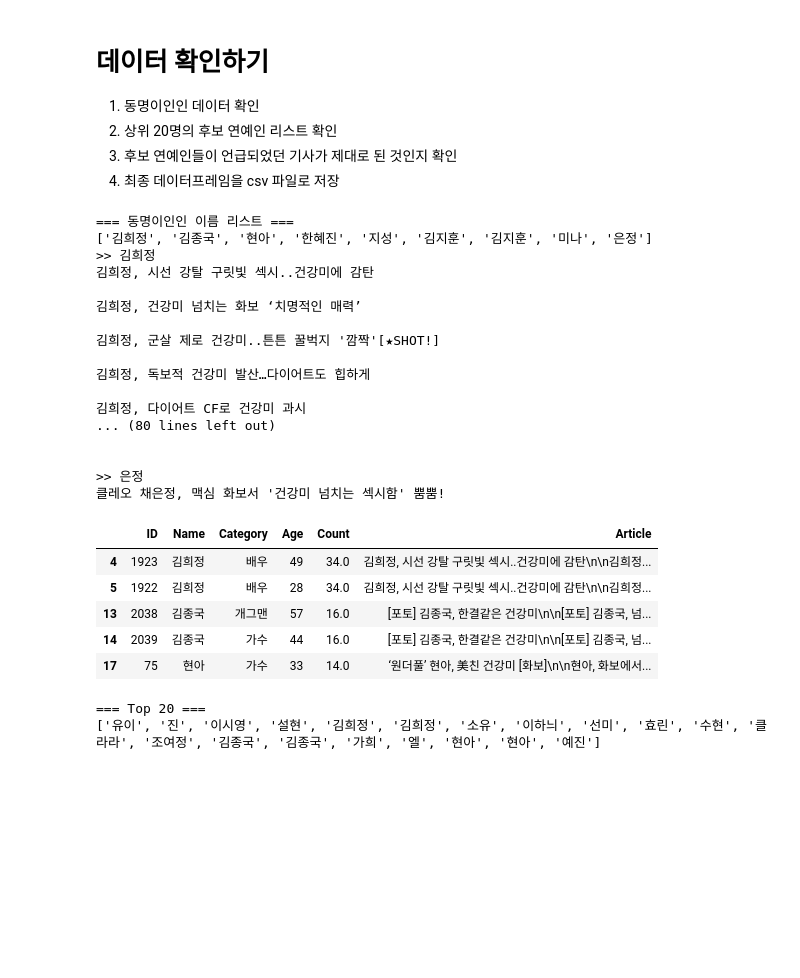
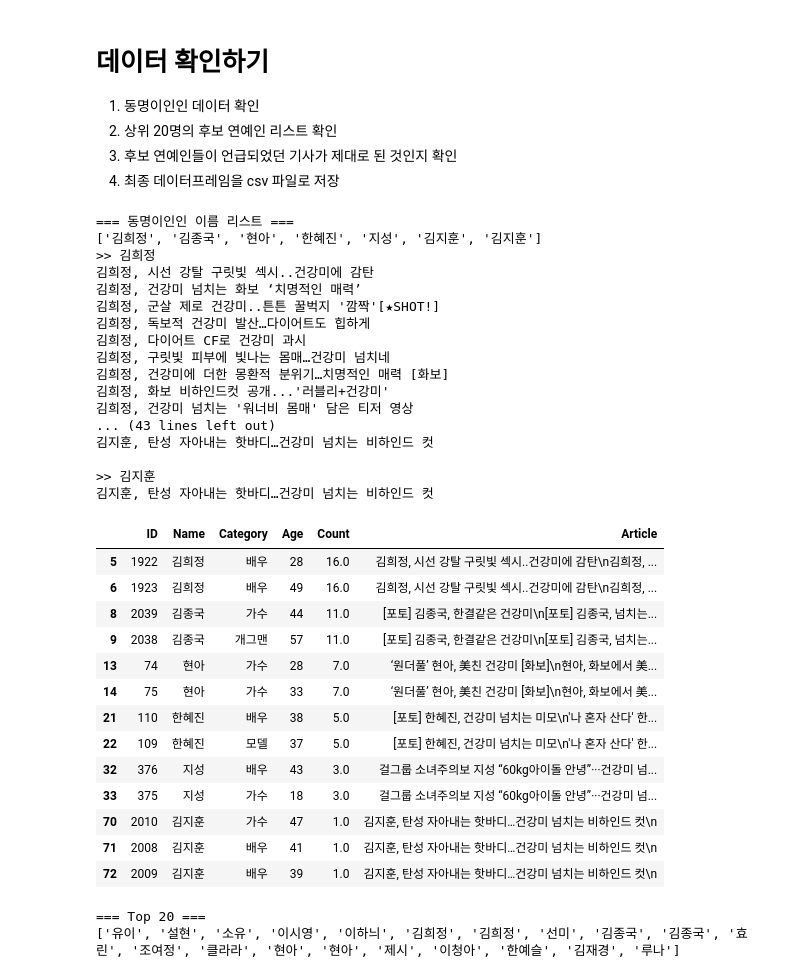
Before and after one commit to hayoiii/Data-Science, a Jupyter notebook: name-counter.ipynb, the cells around one changed output. Cells and saved outputs as stored; diff of their text form; code cells hidden in the pictures; blank space fills up the shorter version.

```diff
--- a/name-counter.ipynb
+++ b/name-counter.ipynb
@@ -35,18 +35,22 @@ while True:
     # 크롤링한 기사 제목을 모두 읽었으면 break
     if article == '':
         break
-    #article = article[]       # 기사 제목 뒤의 신문사 이름 제외시키기
+    #article = article[:-1]       # 기사 제목 뒤의 \n 제외
     # namelist 안의 모든 연예인 이름에 대해서 기사 제목에 포함되는 이름이 있는 지 확인
     for name in star_df['Name']:
         # 보통 연예인 이름 뒤에 컴마가 오길래 '<이름>,'를 찾는걸로 해봄
-        if name+',' in article:
+        if name+',' in article or name+' ' in article or name+"'" in article:
+            # 이름으로 쓰인 단어가 아닐 때는 제외함
+            if article.find(name) != 0 and article[article.find(name)-1] != ' ':
+                continue
+
             if not (name in articles_dict['Name']):
                 articles_dict['Name'].append(name)
-                articles_dict['Article'].append(article+'\n')
+                articles_dict['Article'].append(article)
             else:
                 index = articles_dict['Name'].index(name)
                 if not (article in articles_dict['Article'][index]):
-                    articles_dict['Article'][index] += article+'\n'
+                    articles_dict['Article'][index] += article
 
         # 제목에 포함된 연예인을 찾았어도 연예인 리스트 전체 탐색함
         # => 기사에 두 명 이상의 연예인이 있을 경우 모두 찾음
@@ -140,51 +162,59 @@ final_df.head(20)
 # %%
 ### 생략 가능 ###
 # 동명이인일 시 두 명 다 같은 언급횟수를 가지고 있음
 # ex)김희정(49세), 김희정(28세): 기사 하나에 언급되면 둘 다 count = 1이 됨
 # duplicated: 동명이인인 이름의 리스트
 duplicated = final_df[final_df.Name.duplicated()]['Name'][:20].tolist()
 print('=== 동명이인인 이름 리스트 ===')
 print(duplicated)
 
 
 # 동명이인이 들어간 기사 체크하기
 for key in duplicated:
     print('>> '+key+'\n' + articles_dict['Article'][articles_dict['Name'].index(key)])
 
 # 동명이인의 정보 확인하기
 duplicated_df = final_df[final_df['Name'].isin(duplicated)]
-duplicated_df.head()
+duplicated_df.head(100)
 # %% [output]
 === 동명이인인 이름 리스트 ===
-['김희정', '김종국', '현아', '한혜진', '지성', '김지훈', '김지훈', '미나', '은정']
+['김희정', '김종국', '현아', '한혜진', '지성', '김지훈', '김지훈']
 >> 김희정
 김희정, 시선 강탈 구릿빛 섹시..건강미에 감탄
+김희정, 건강미 넘치는 화보 ‘치명적인 매력’
+김희정, 군살 제로 건강미..튼튼 꿀벅지 '깜짝'[★SHOT!]
+김희정, 독보적 건강미 발산…다이어트도 힙하게
+김희정, 다이어트 CF로 건강미 과시
+김희정, 구릿빛 피부에 빛나는 몸매…건강미 넘치네
+김희정, 건강미에 더한 몽환적 분위기…치명적인 매력 [화보]
+김희정, 화보 비하인드컷 공개...'러블리+건강미'
+김희정, 건강미 넘치는 '워너비 몸매' 담은 티저 영상
+... (43 lines left out)
+김지훈, 탄성 자아내는 핫바디…건강미 넘치는 비하인드 컷
 
-김희정, 건강미 넘치는 화보 ‘치명적인 매력’
-
-김희정, 군살 제로 건강미..튼튼 꿀벅지 '깜짝'[★SHOT!]
-
-김희정, 독보적 건강미 발산…다이어트도 힙하게
-
-김희정, 다이어트 CF로 건강미 과시
-... (80 lines left out)
-
-
->> 은정
-클레오 채은정, 맥심 화보서 '건강미 넘치는 섹시함' 뿜뿜!
+>> 김지훈
+김지훈, 탄성 자아내는 핫바디…건강미 넘치는 비하인드 컷
 |  | ID | Name | Category | Age | Count | Article |
-| 4 | 1923 | 김희정 | 배우 | 49 | 34.0 | 김희정, 시선 강탈 구릿빛 섹시..건강미에 감탄\n\n김희정... |
-| 5 | 1922 | 김희정 | 배우 | 28 | 34.0 | 김희정, 시선 강탈 구릿빛 섹시..건강미에 감탄\n\n김희정... |
-| 13 | 2038 | 김종국 | 개그맨 | 57 | 16.0 | [포토] 김종국, 한결같은 건강미\n\n[포토] 김종국, 넘... |
-| 14 | 2039 | 김종국 | 가수 | 44 | 16.0 | [포토] 김종국, 한결같은 건강미\n\n[포토] 김종국, 넘... |
-| 17 | 75 | 현아 | 가수 | 33 | 14.0 | ‘원더풀’ 현아, 美친 건강미 [화보]\n\n현아, 화보에서... |
+| 5 | 1922 | 김희정 | 배우 | 28 | 16.0 | 김희정, 시선 강탈 구릿빛 섹시..건강미에 감탄\n김희정, ... |
+| 6 | 1923 | 김희정 | 배우 | 49 | 16.0 | 김희정, 시선 강탈 구릿빛 섹시..건강미에 감탄\n김희정, ... |
+| 8 | 2039 | 김종국 | 가수 | 44 | 11.0 | [포토] 김종국, 한결같은 건강미\n[포토] 김종국, 넘치는... |
+| 9 | 2038 | 김종국 | 개그맨 | 57 | 11.0 | [포토] 김종국, 한결같은 건강미\n[포토] 김종국, 넘치는... |
+| 13 | 74 | 현아 | 가수 | 28 | 7.0 | ‘원더풀’ 현아, 美친 건강미 [화보]\n현아, 화보에서 美... |
+| 14 | 75 | 현아 | 가수 | 33 | 7.0 | ‘원더풀’ 현아, 美친 건강미 [화보]\n현아, 화보에서 美... |
+| 21 | 110 | 한혜진 | 배우 | 38 | 5.0 | [포토] 한혜진, 건강미 넘치는 미모\n'나 혼자 산다' 한... |
+| 22 | 109 | 한혜진 | 모델 | 37 | 5.0 | [포토] 한혜진, 건강미 넘치는 미모\n'나 혼자 산다' 한... |
+| 32 | 376 | 지성 | 배우 | 43 | 3.0 | 걸그룹 소녀주의보 지성 “60kg아이돌 안녕”···건강미 넘... |
+| 33 | 375 | 지성 | 가수 | 18 | 3.0 | 걸그룹 소녀주의보 지성 “60kg아이돌 안녕”···건강미 넘... |
+| 70 | 2010 | 김지훈 | 가수 | 47 | 1.0 | 김지훈, 탄성 자아내는 핫바디…건강미 넘치는 비하인드 컷\n |
+| 71 | 2008 | 김지훈 | 배우 | 41 | 1.0 | 김지훈, 탄성 자아내는 핫바디…건강미 넘치는 비하인드 컷\n |
+| 72 | 2009 | 김지훈 | 배우 | 39 | 1.0 | 김지훈, 탄성 자아내는 핫바디…건강미 넘치는 비하인드 컷\n |
 # %%
 candidates = final_df['Name'].tolist()[:20]
 print('=== Top 20 ===')
 print(candidates)
 # %% [output]
 === Top 20 ===
-['유이', '진', '이시영', '설현', '김희정', '김희정', '소유', '이하늬', '선미', '효린', '수현', '클라라', '조여정', '김종국', '김종국', '가희', '엘', '현아', '현아', '예진']
+['유이', '설현', '소유', '이시영', '이하늬', '김희정', '김희정', '선미', '김종국', '김종국', '효린', '조여정', '클라라', '현아', '현아', '제시', '이청아', '한예슬', '김재경', '루나']
 # %%
 # 상위 20명의 기사가 제대로 된 것인지 체크하기
 print('=== Check articles ===')
```
Also changed, not shown: parts of 7 cells of this notebook, 4 other files.
